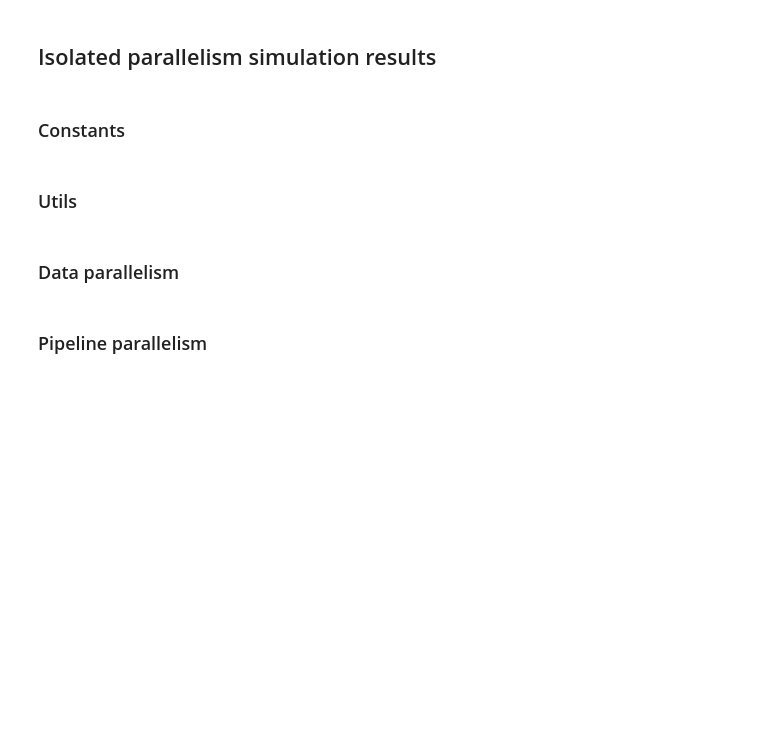
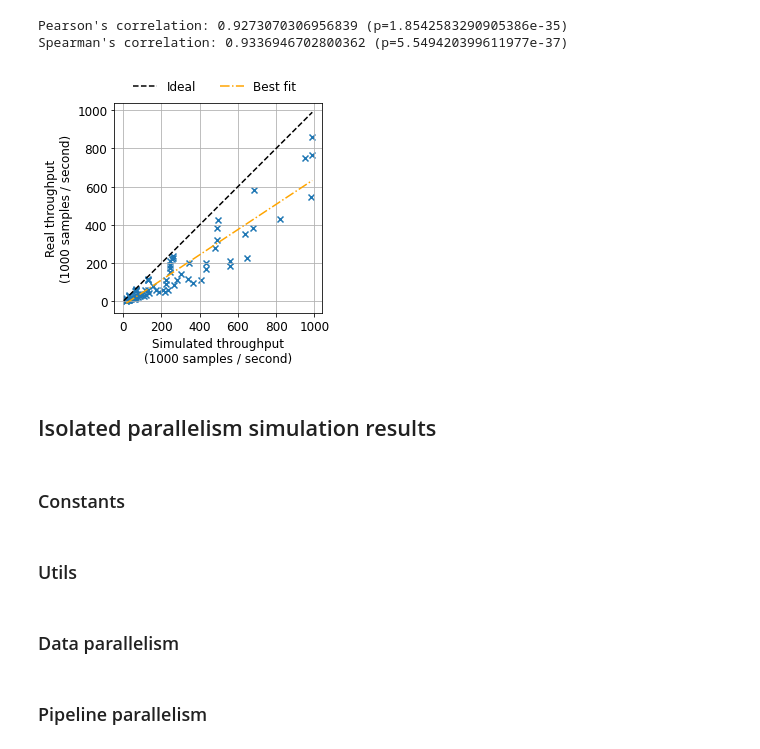
Before and after one commit to microsoft/dist-ir, a Jupyter notebook: notebooks/euromlsys21_results.ipynb, the cells around one changed output. Drawn from its saved outputs; the diff is of its cells as text; code cells hidden in the pictures; blank space fills up the shorter version.

```diff
--- a/notebooks/euromlsys21_results.ipynb
+++ b/notebooks/euromlsys21_results.ipynb
@@ -24,3 +248,52 @@ from examples.mlp import mlp
+# %%
+plt.rcParams["font.size"] = 12
+all_simulated_throughputs = []
+all_real_throughputs = []
+lines = []
+labels = ["Ideal", "Best fit"]
+for world_size in simulated_throughputs:
+    all_real_throughputs += real_throughputs[world_size]
+for world_size in simulated_throughputs:
+    all_simulated_throughputs += simulated_throughputs[world_size]
+all_simulated_throughputs = np.array(all_simulated_throughputs)
+all_real_throughputs = np.array(all_real_throughputs)
+r, p = pearsonr(all_simulated_throughputs, all_real_throughputs)
+print(f"Pearson's correlation: {r} (p={p})")
+r, p = spearmanr(all_simulated_throughputs, all_real_throughputs)
+print(f"Spearman's correlation: {r} (p={p})")
+x_new = np.linspace(min(all_simulated_throughputs.min(), all_real_throughputs.min()),
+                    max(all_simulated_throughputs.max(), all_real_throughputs.max()),
+                    500)
+lines.append(plt.plot(x_new, x_new, color="black", linestyle="--", label="Ideal")[0])
+m, b = np.polyfit(all_simulated_throughputs, all_real_throughputs, 1)
+f = interp1d(all_simulated_throughputs, m * all_simulated_throughputs + b, kind="linear")
+x_new = np.linspace(all_simulated_throughputs.min(),
+                    all_simulated_throughputs.max(),
+                    500)
+y_smooth = f(x_new)
+lines.append(plt.plot(x_new, y_smooth, color="orange", linestyle="-.", label="Best fit")[0])
+colors = ["b", "orange", "g", "purple"]
+markers = ['x', 'o', '^']
+plt.scatter(all_simulated_throughputs, all_real_throughputs, marker='x')
+plt.grid()
+plt.xticks([0, 200, 400, 600, 800, 1000])
+plt.yticks([0, 200, 400, 600, 800, 1000])
+plt.xlabel("Simulated throughput\n(1000 samples / second)")
+plt.ylabel("Real throughput\n(1000 samples / second)")
+plt.gca().set_aspect('equal', adjustable='box')
+leg = plt.figlegend(lines, labels, loc="upper center", ncol=2)
+leg.get_frame().set_linewidth(0.0)
+bb = leg.get_bbox_to_anchor().transformed(plt.gca().transAxes.inverted())
+yOffset = 0
+bb.y0 += yOffset
+bb.y1 += yOffset
+leg.set_bbox_to_anchor(bb, transform=plt.gca().transAxes)
+plt.tight_layout()
+plt.savefig("data_parallel_simulation_performance.pdf", dpi=600, bbox_inches="tight")
+# %% [output]
+Pearson's correlation: 0.9273070306956839 (p=1.8542583290905386e-35)
+Spearman's correlation: 0.9336946702800362 (p=5.549420399611977e-37)
+[figure, added]
 # %% [markdown]
 ## Isolated parallelism simulation results
 # %% [markdown]
```
Also changed, not shown: parts of 25 cells of this notebook, 2 other files.
